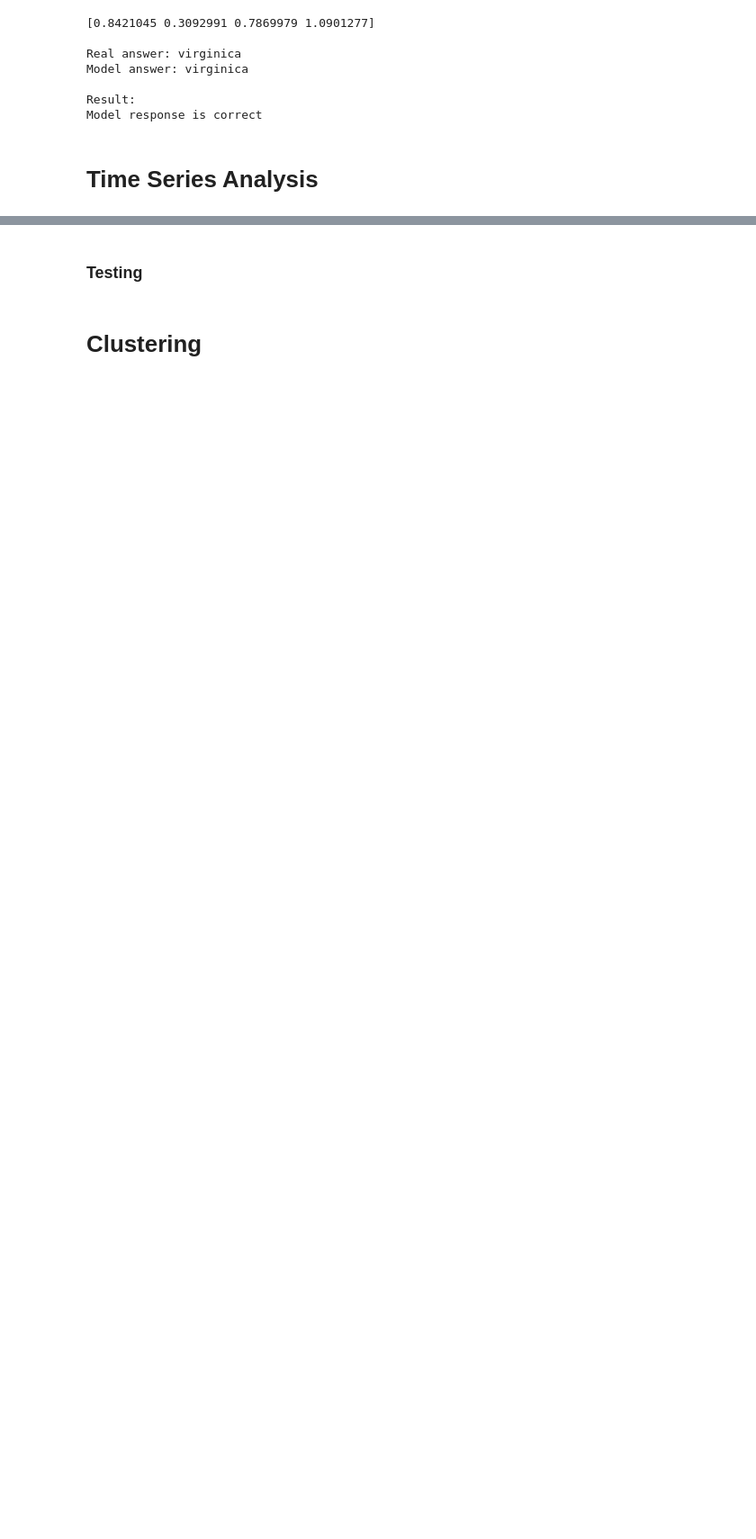
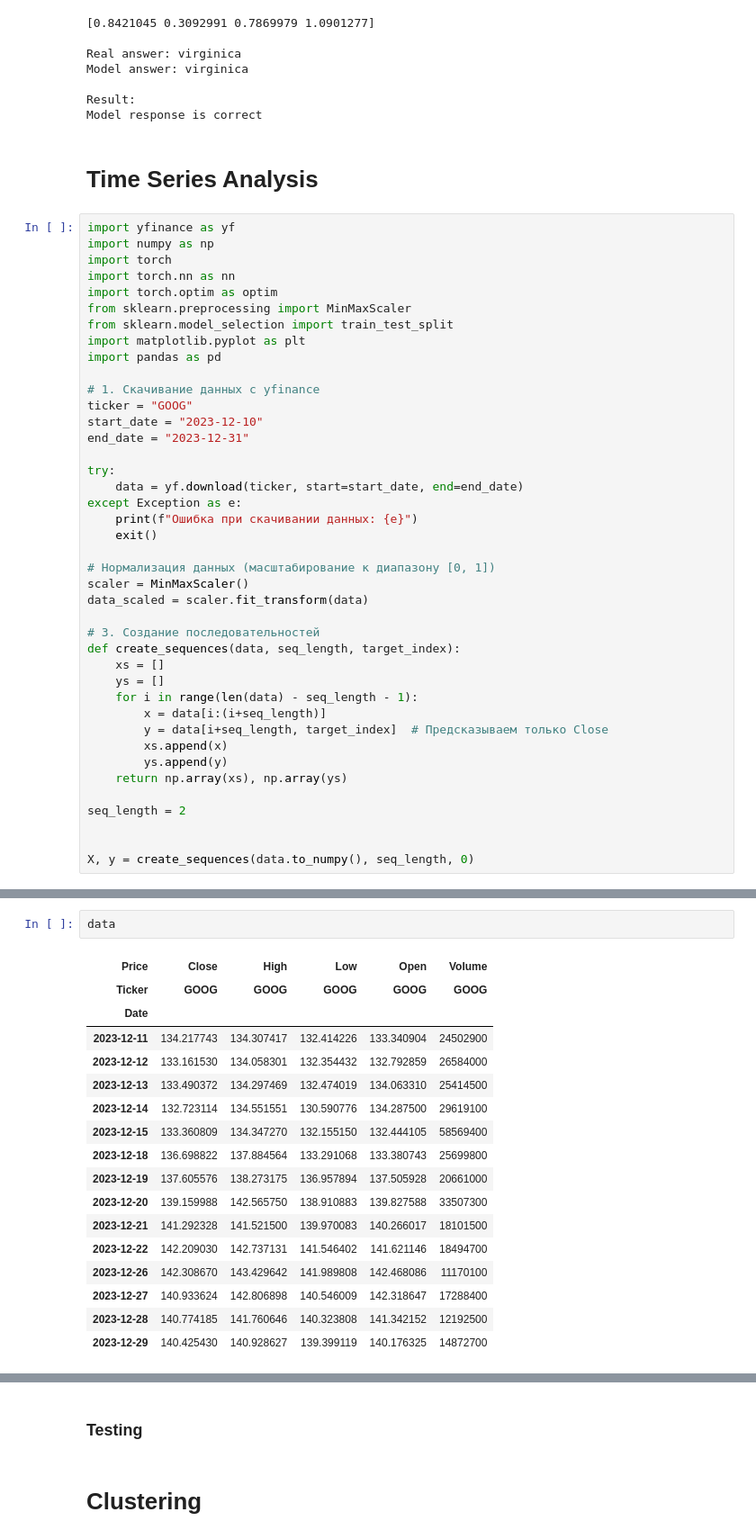
Before and after one commit to PavelShunkevich/articles, a Jupyter notebook: nn_basic_tasks/code_for_article.ipynb, the cells around one changed output, grey strips where cells are left out. Shown: that part at 90% size. Cells and saved outputs as stored; diff of their text form; blank space fills up the shorter version.

```diff
--- a/nn_basic_tasks/code_for_article.ipynb
+++ b/nn_basic_tasks/code_for_article.ipynb
@@ -661,3 +667,44 @@ Result:
 Model response is correct
 # %% [markdown]
 # Time Series Analysis
+# %%
+import yfinance as yf
+import numpy as np
+import torch
+import torch.nn as nn
+import torch.optim as optim
+from sklearn.preprocessing import MinMaxScaler
+from sklearn.model_selection import train_test_split
+import matplotlib.pyplot as plt
+import pandas as pd
+
+# 1. Скачивание данных с yfinance
+ticker = "GOOG"
+start_date = "2023-12-10"
+end_date = "2023-12-31"
+
+try:
+    data = yf.download(ticker, start=start_date, end=end_date)
+except Exception as e:
+    print(f"Ошибка при скачивании данных: {e}")
+    exit()
+
+# Нормализация данных (масштабирование к диапазону [0, 1])
+scaler = MinMaxScaler()
+data_scaled = scaler.fit_transform(data)
+
+# 3. Создание последовательностей
+def create_sequences(data, seq_length, target_index):
+    xs = []
+    ys = []
+    for i in range(len(data) - seq_length - 1):
+        x = data[i:(i+seq_length)]
+        y = data[i+seq_length, target_index]  # Предсказываем только Close
+        xs.append(x)
+        ys.append(y)
+    return np.array(xs), np.array(ys)
+
+seq_length = 2
+
+
+X, y = create_sequences(data.to_numpy(), seq_length, 0)
@@ -663,0 +754,20 @@ Model response is correct
+# %%
+data
+# %% [output]
+| Price | Close | High | Low | Open | Volume |
+| Ticker | GOOG | GOOG | GOOG | GOOG | GOOG |
+| Date |  |  |  |  |  |
+| 2023-12-11 | 134.217743 | 134.307417 | 132.414226 | 133.340904 | 24502900 |
+| 2023-12-12 | 133.161530 | 134.058301 | 132.354432 | 132.792859 | 26584000 |
+| 2023-12-13 | 133.490372 | 134.297469 | 132.474019 | 134.063310 | 25414500 |
+| 2023-12-14 | 132.723114 | 134.551551 | 130.590776 | 134.287500 | 29619100 |
+| 2023-12-15 | 133.360809 | 134.347270 | 132.155150 | 132.444105 | 58569400 |
+| 2023-12-18 | 136.698822 | 137.884564 | 133.291068 | 133.380743 | 25699800 |
+| 2023-12-19 | 137.605576 | 138.273175 | 136.957894 | 137.505928 | 20661000 |
+| 2023-12-20 | 139.159988 | 142.565750 | 138.910883 | 139.827588 | 33507300 |
+| 2023-12-21 | 141.292328 | 141.521500 | 139.970083 | 140.266017 | 18101500 |
+| 2023-12-22 | 142.209030 | 142.737131 | 141.546402 | 141.621146 | 18494700 |
+| 2023-12-26 | 142.308670 | 143.429642 | 141.989808 | 142.468086 | 11170100 |
+| 2023-12-27 | 140.933624 | 142.806898 | 140.546009 | 142.318647 | 17288400 |
+| 2023-12-28 | 140.774185 | 141.760646 | 140.323808 | 141.342152 | 12192500 |
+| 2023-12-29 | 140.425430 | 140.928627 | 139.399119 | 140.176325 | 14872700 |
```
Also changed, not shown: parts of 17 cells of this notebook.
